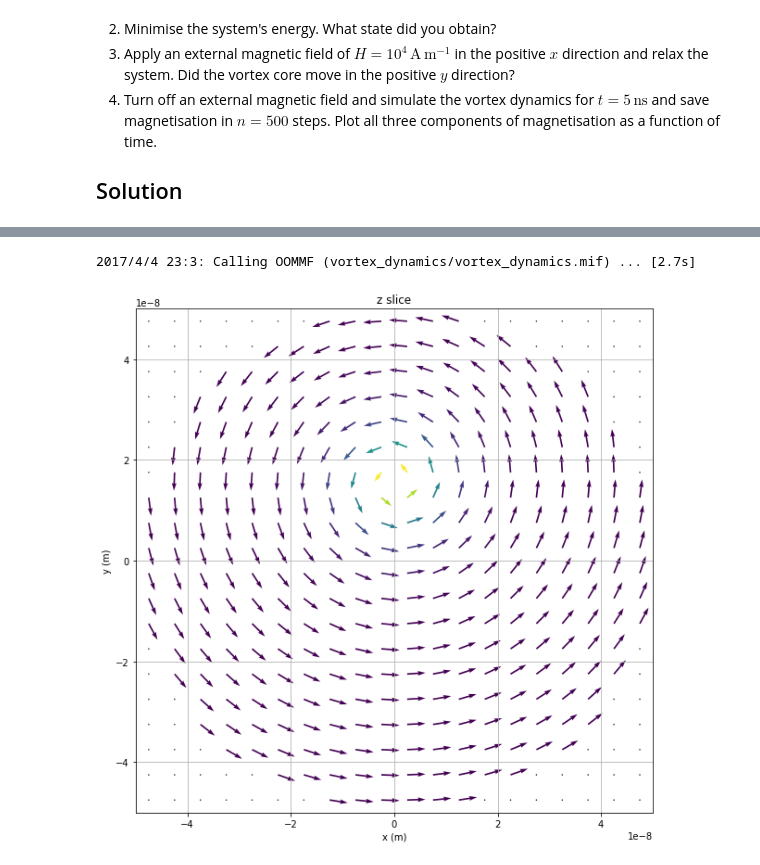
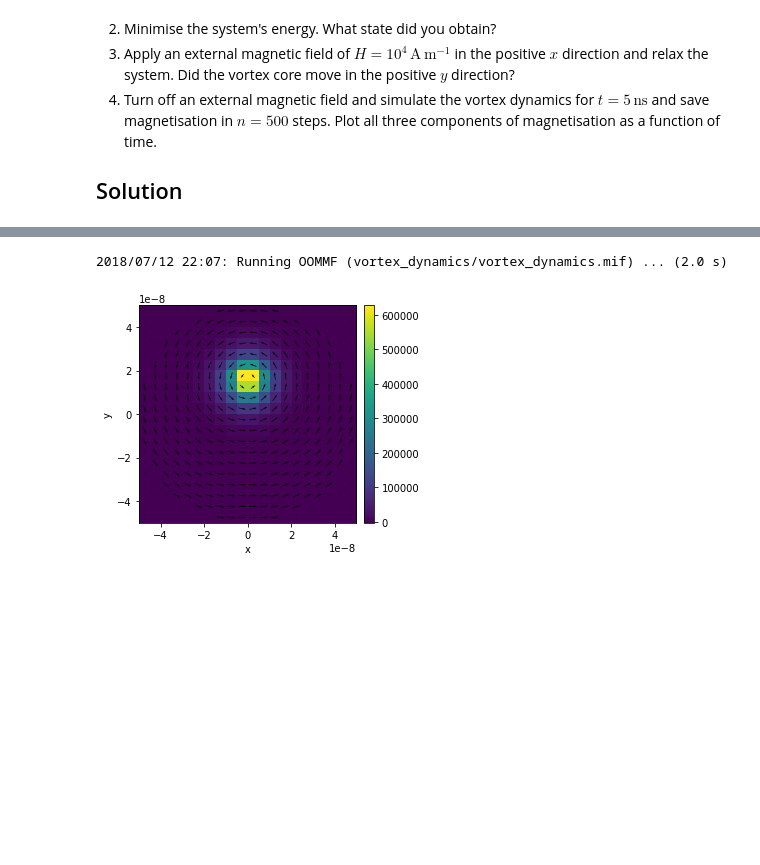
Before and after one commit to joommf-attic/icm2018-workshop, a Jupyter notebook: notebooks/06-exercise-vortex-dynamics.ipynb, the cells around one changed output, grey strips where cells are left out. Saved outputs shown, nothing was run; the diff lists cells and outputs as text; code cells hidden in the pictures; blank space fills up the shorter version.

```diff
--- a/notebooks/06-exercise-vortex-dynamics.ipynb
+++ b/notebooks/06-exercise-vortex-dynamics.ipynb
@@ -64,12 +64,12 @@ system.m.plot_slice("z", 0);
 # %%
 H = (1e4, 0, 0)
 system.hamiltonian += oc.Zeeman(H=H)
 
 md.drive(system)
-system.m.plot_slice("z", 0);
+system.m.plot_plane("z")
 # %% [output]
-2017/4/4 23:3: Calling OOMMF (vortex_dynamics/vortex_dynamics.mif) ... [2.7s]
+2018/07/12 22:07: Running OOMMF (vortex_dynamics/vortex_dynamics.mif) ... (2.0 s)
-[figure, old version]
+[figure, new version]
 # %%
 system.hamiltonian.zeeman.H = (0, 0, 0)
 
```
Also changed, not shown: parts of 2 cells of this notebook, 2 other files.
